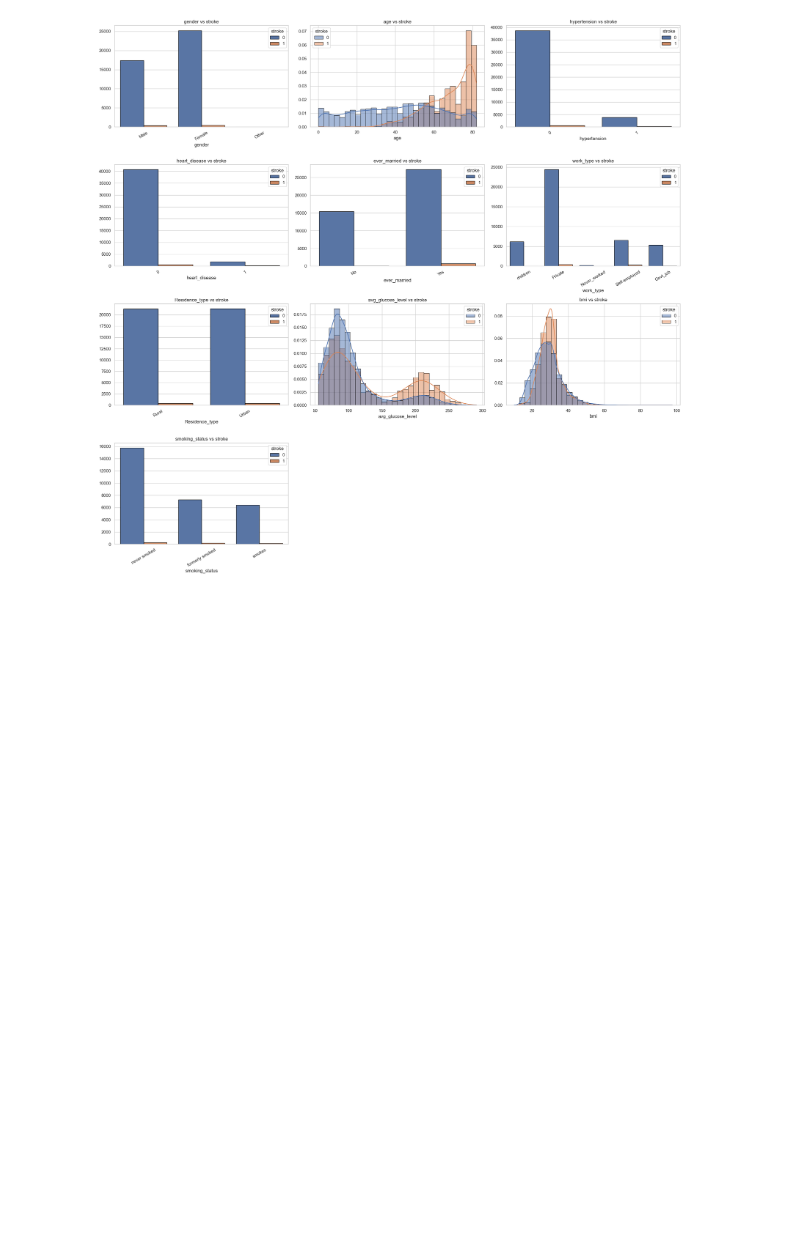
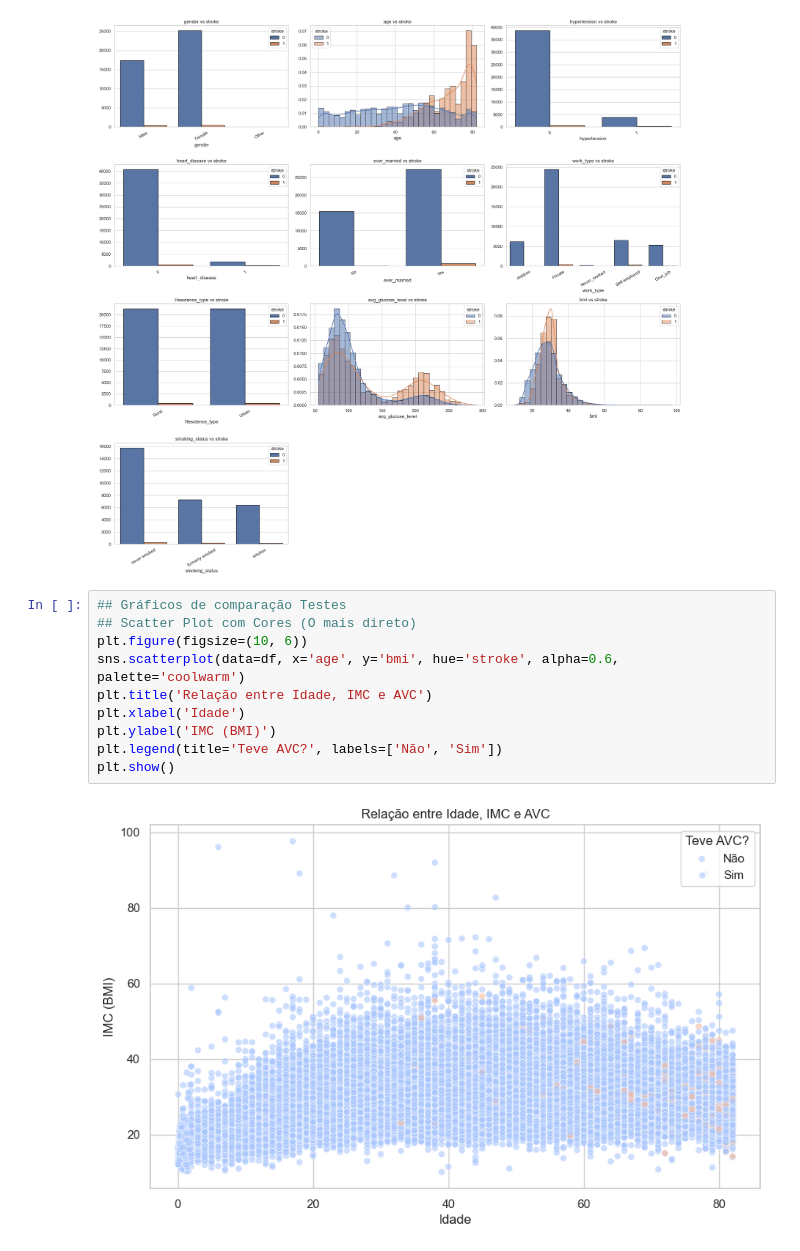
Before and after one commit to StefanieFranco/ML-Classification-Stroke, a Jupyter notebook: modelo_classificacao_stroke.ipynb, the cells around one changed output. Saved outputs shown, nothing was run; the diff lists cells and outputs as text; blank space fills up the shorter version.

Commit message:
teste graficos

```diff
--- a/modelo_classificacao_stroke.ipynb
+++ b/modelo_classificacao_stroke.ipynb
@@ -264,3 +264,15 @@ plt.tight_layout()
 plt.show()
 # %% [output]
 [figure]
+# %%
+## Gráficos de comparação Testes
+## Scatter Plot com Cores (O mais direto)
+plt.figure(figsize=(10, 6))
+sns.scatterplot(data=df, x='age', y='bmi', hue='stroke', alpha=0.6, palette='coolwarm')
+plt.title('Relação entre Idade, IMC e AVC')
+plt.xlabel('Idade')
+plt.ylabel('IMC (BMI)')
+plt.legend(title='Teve AVC?', labels=['Não', 'Sim'])
+plt.show()
+# %% [output]
+[figure, added]
```
Also changed, not shown: parts of 2 cells of this notebook.
